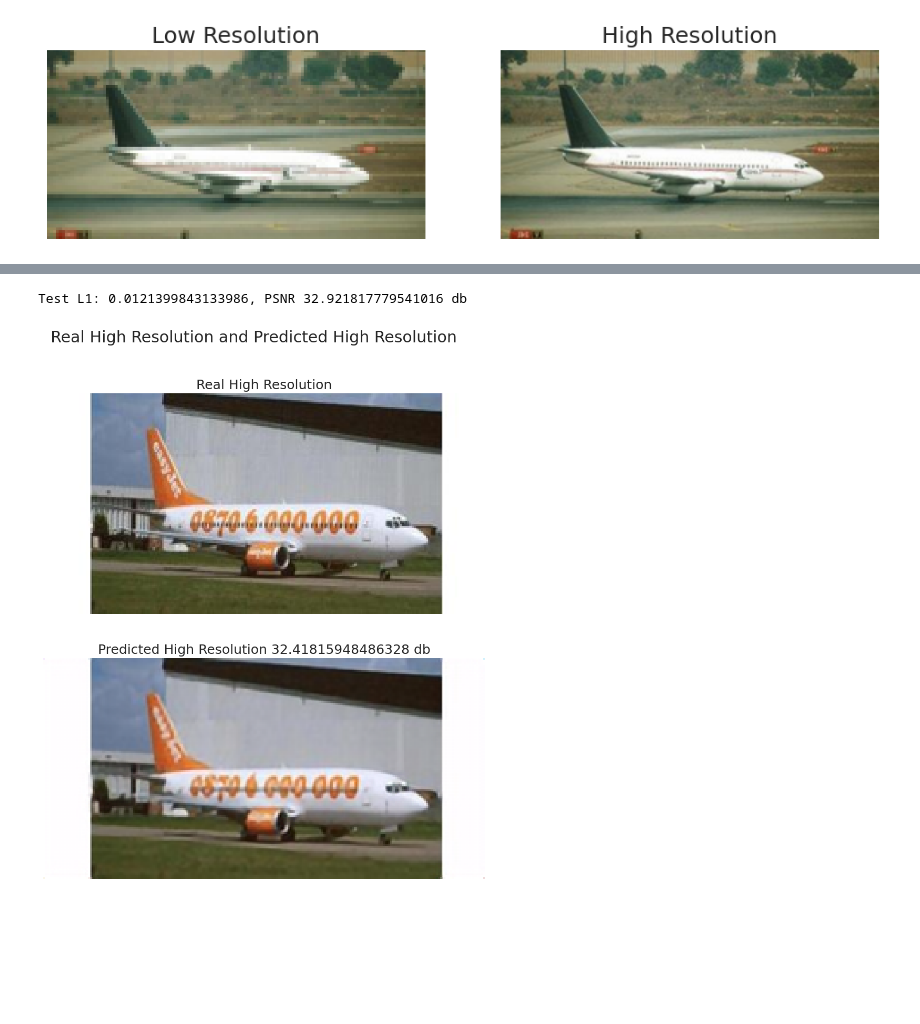
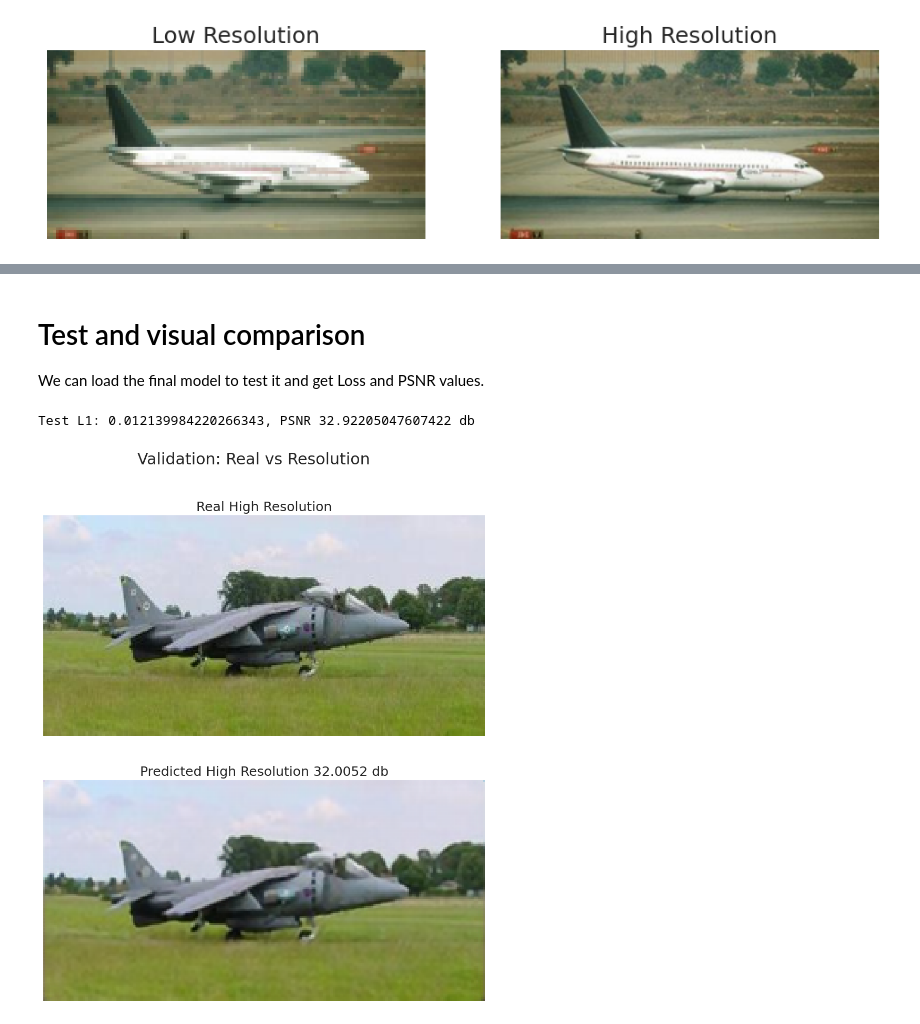
Before and after one commit to cMancio00/Super-Resolution, a Jupyter notebook: notebook.ipynb, the cells around one changed output, grey strips where cells are left out. Cells and saved outputs as stored; diff of their text form; code cells hidden in the pictures; blank space fills up the shorter version.

```diff
--- a/notebook.ipynb
+++ b/notebook.ipynb
@@ -43,6 +92,7 @@ sizes = {
     "validation":0.3,
     "test":0.2
 }
-_ , _, test = split_dataset(dataset,sizes)
+_ , validation, test = split_dataset(dataset,sizes)
 
+validation_dataloader = DataLoader(test, batch_size=16, shuffle=True)
 test_dataloader = DataLoader(test, batch_size=16, shuffle=True)
@@ -59,37 +203,40 @@ plt.show()
+# %% [markdown]
+# Test and visual comparison
+
+We can load the final model to test it and get Loss and PSNR values.
 # %%
-device = torch.device('cuda:0' if torch.cuda.is_available() else 'cpu')
 model_filename = "checkpoint/SR_c64_rb8_e150_202408051740.pth"
 test_SRN = SuperResolution(64,8)
 checkpoint_path = model_filename
 test_SRN.load_state_dict(torch.load(checkpoint_path))
 
 loss, psnr = test_SRN.test(nn.L1Loss(), test_dataloader ,device)
 print(f"Test L1: {loss}, PSNR {psnr} db")
 
 low_res_test, high_res_test = next(iter(test_dataloader))
 
 low_res_test = low_res_test.to(device)
 high_res_test = high_res_test.to(device)
 
 with torch.no_grad():
     predicted_high_res = test_SRN(low_res_test)
 
 test_psnr = peak_signal_noise_ratio(predicted_high_res, high_res_test)
 predicted_image = torch.clamp(predicted_high_res[0], 0, 1).permute(1, 2, 0).cpu().numpy()
 _, ax = plt.subplots(2, figsize=(16, 12))
-plt.suptitle('Real High Resolution and Predicted High Resolution')
+plt.suptitle("Validation: Real vs Resolution")
 
 ax[0].imshow(high_res_test[0].permute(1, 2, 0).cpu())
 ax[0].set_title("Real High Resolution")
 ax[0].axis('off')
 
 ax[1].imshow(predicted_image)
-ax[1].set_title(f"Predicted High Resolution {test_psnr} db")
+ax[1].set_title(f"Predicted High Resolution {test_psnr:.4f} db")
 ax[1].axis('off')
 
 os.makedirs("output", exist_ok=True)
-plt.savefig("output/prediction_comparison.jpg")
+plt.savefig("output/test_prediction_comparison.jpg")
 plt.show()
 # %% [output]
-Test L1: 0.0121399843133986, PSNR 32.921817779541016 db
+Test L1: 0.012139984220266343, PSNR 32.92205047607422 db
-[figure, old version]
+[figure, new version]
```
Also changed, not shown: parts of 13 cells of this notebook, 2 other files.
